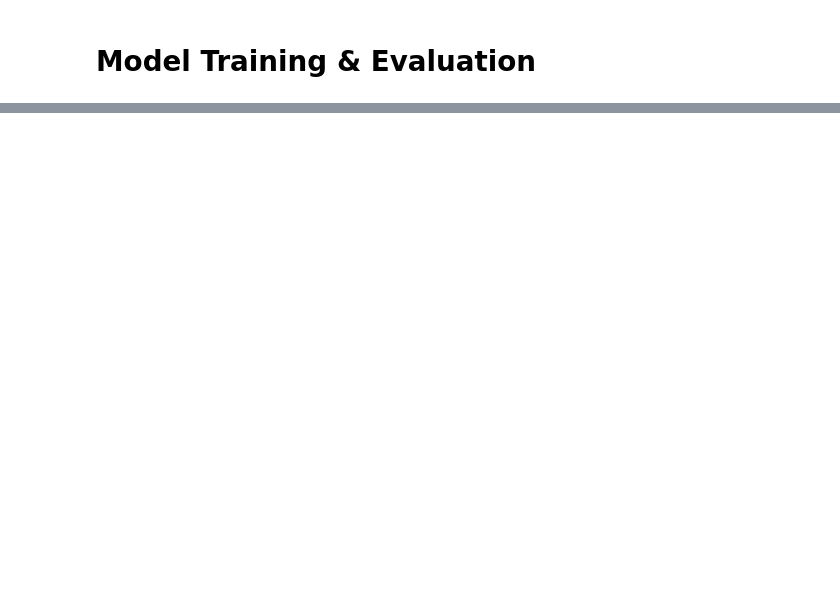
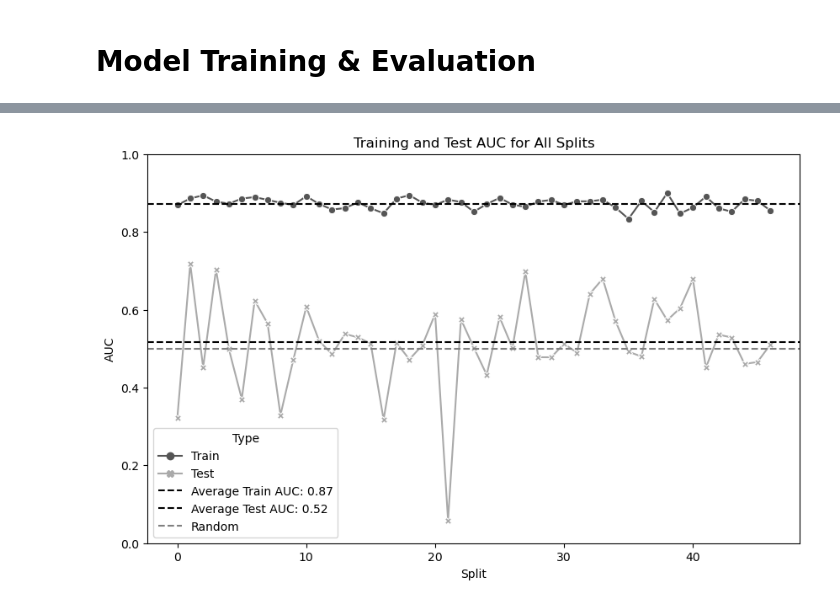
Before and after one commit to SteinPanyu/IndependentReproducibility, a Jupyter notebook: Single_Task_learning.ipynb, the cells around one changed output, grey strips where cells are left out. Saved outputs shown, nothing was run; the diff lists cells and outputs as text; code cells hidden in the pictures; blank space fills up the shorter version.

```diff
--- a/Single_Task_learning.ipynb
+++ b/Single_Task_learning.ipynb
@@ -494,0 +393,5 @@ w/ LASSO
+# %%
+# Create a full dataset and corresponding labels and groups
+all_data = X
+all_labels = y
+all_groups = groups
@@ -498,0 +435,5 @@ PATH_RESULTS = '/var/nfs_share/Stress_Detection_D-1/Results/'
+# %%
+from Funcs.Utility import *
+PATH_SAVE = '/var/nfs_share/Stress_Detection_D-1/Intermediate/Multi_task/'
+
+PATH_RESULTS = '/var/nfs_share/Stress_Detection_D-1/Results/'
@@ -1189,0 +767,50 @@ start training & evaluation for P53
+# %%
+import seaborn as sns
+import matplotlib.pyplot as plt
+import numpy as np
+
+# Assuming 'train_aucs' and 'test_aucs' are lists of AUC scores
+splits = np.arange(len(train_aucs))  # Assuming splits are sequential and equal to the length of AUC lists
+
+# Prepare a DataFrame for Seaborn
+data = pd.DataFrame({
+    'Split': np.concatenate([splits, splits]),  # Double the splits for train and test
+    'AUC': np.concatenate([train_aucs, test_aucs]),  # Combine AUC scores
+    'Type': ['Train']*len(train_aucs) + ['Test']*len(test_aucs)  # Label types
+})
+
+# Calculate the average values for training and test AUCs
+avg_train_auc = sum(train_aucs) / len(train_aucs)
+avg_test_auc = sum(test_aucs) / len(test_aucs)
+
+# Set up the matplotlib figure
+plt.figure(figsize=(10, 6))
+
+# Set the color palette to black and white
+palette = sns.color_palette("gray", n_colors=2)
+
+# Draw a line plot with Seaborn
+sns.lineplot(data=data, x='Split', y='AUC', hue='Type', style='Type', markers=True, dashes=False, palette=palette)
+
+# Add average lines for Train and Test AUCs
+plt.axhline(y=avg_train_auc, color='black', linestyle='--', label=f"Average Train AUC: {avg_train_auc:.2f}")
+plt.axhline(y=avg_test_auc, color='black', linestyle='--', label=f"Average Test AUC: {avg_test_auc:.2f}")
+
+# Line for random chance performance
+plt.axhline(y=0.5, color='gray', linestyle='--', label="Random")
+
+# Customize the axes and title
+plt.xlabel('Split')
+plt.ylabel('AUC')
+plt.title('Training and Test AUC for All Splits')
+
+# Show the legend and customize it to not show the color guide
+plt.legend(title='Type')
+
+# Set the ylim to standardize the AUC view
+plt.ylim([0, 1])
+
+# Display the plot
+plt.show()
+# %% [output]
+[figure, added]
```
Also changed, not shown: parts of 36 cells of this notebook, 4 other files.
